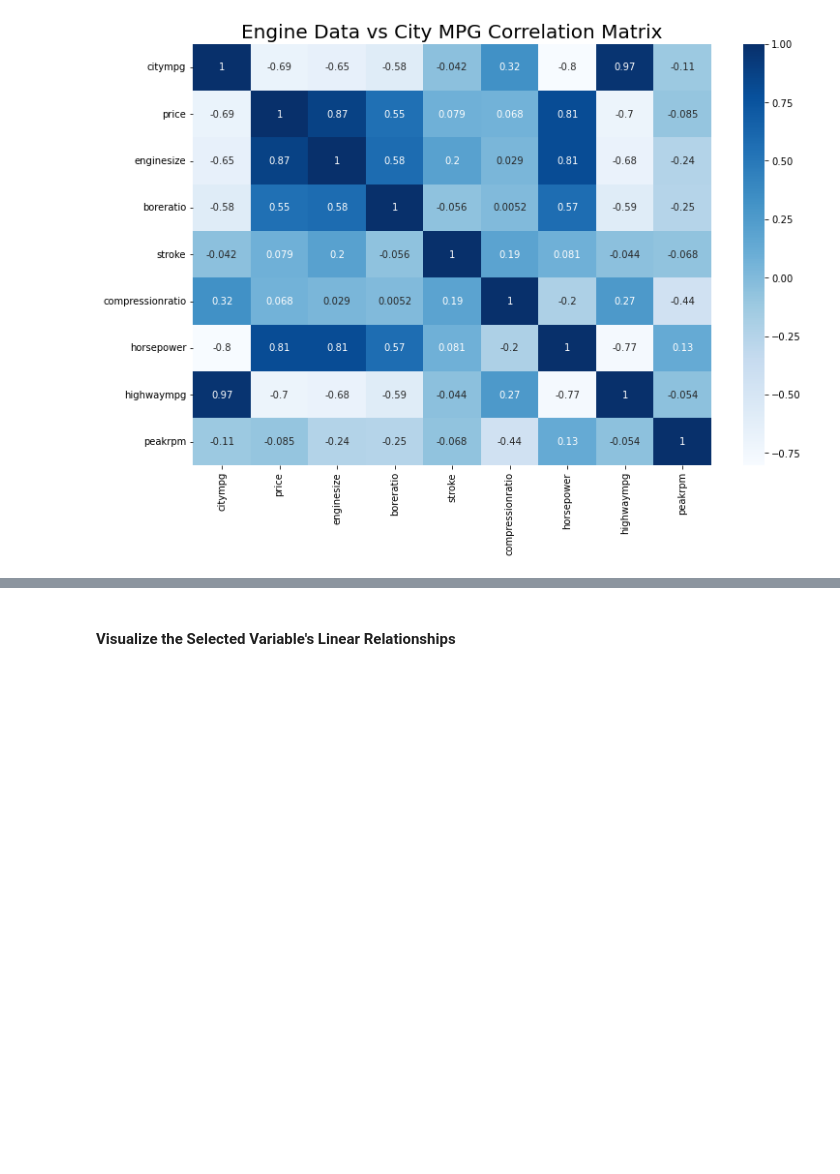
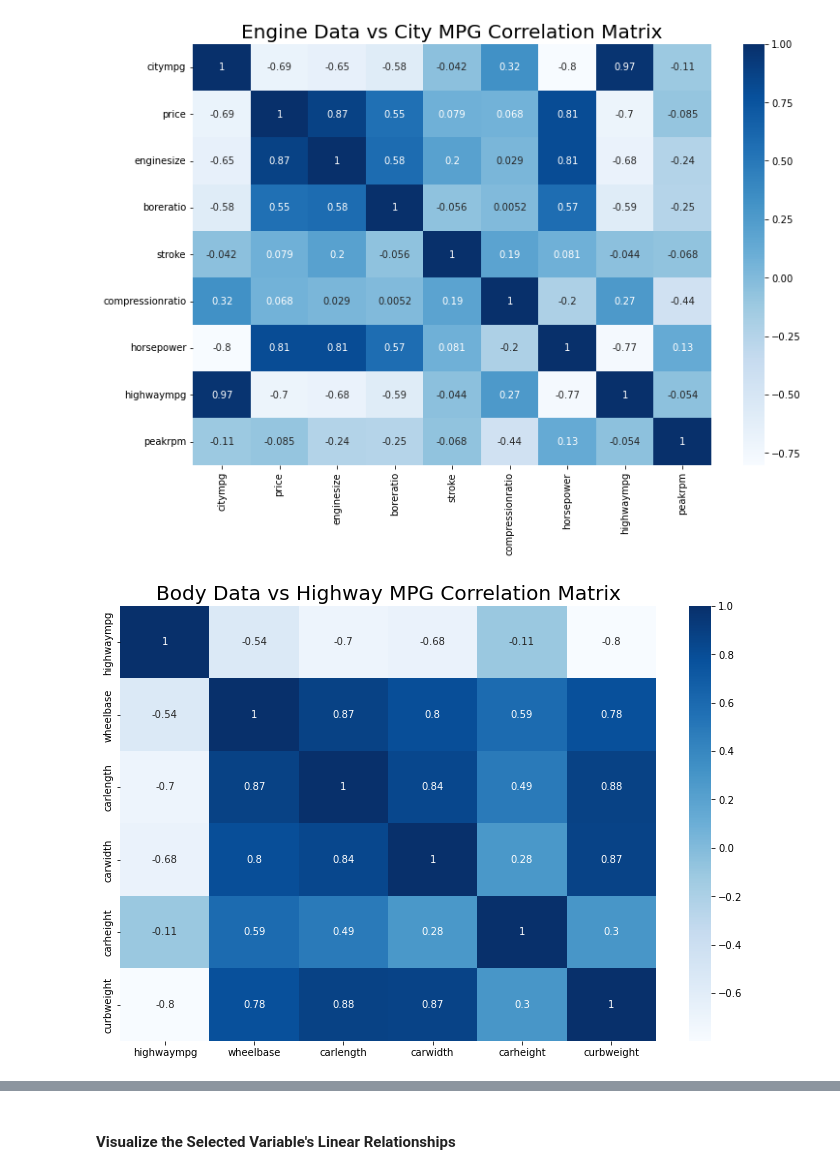
Before and after one commit to ShaneJett-DS/car_price_prediction, a Jupyter notebook: car_prediction.ipynb, the cells around one changed output, grey strips where cells are left out. Drawn from its saved outputs; the diff is of its cells as text; code cells hidden in the pictures; blank space fills up the shorter version.

```diff
--- a/car_prediction.ipynb
+++ b/car_prediction.ipynb
@@ -192,6 +202,16 @@ plt.show()
 | highwaympg | 0.971337 | -0.697599 | -0.677470 | -0.587012 | -0.043931 | 0.265201 | -0.770544 | 1.000000 | -0.054275 |
 | peakrpm | -0.113544 | -0.085267 | -0.244660 | -0.254976 | -0.067964 | -0.435741 | 0.131073 | -0.054275 | 1.000000 |
 [figure]
+# %%
+body_hwy_corr = body_data_hwy.corr()
+body_hwy_corr
+
+fig, ax = plt.subplots(figsize=(12,8))
+plt.title("Body Data vs Highway MPG Correlation Matrix", fontsize=20)
+sns.heatmap(body_hwy_corr, cmap="Blues", annot=True)
+plt.show()
+# %% [output]
+[figure, added]
 # %%
 engine_corr = engine_data.corr()
 engine_corr
```
Also changed, not shown: parts of 10 cells of this notebook.
